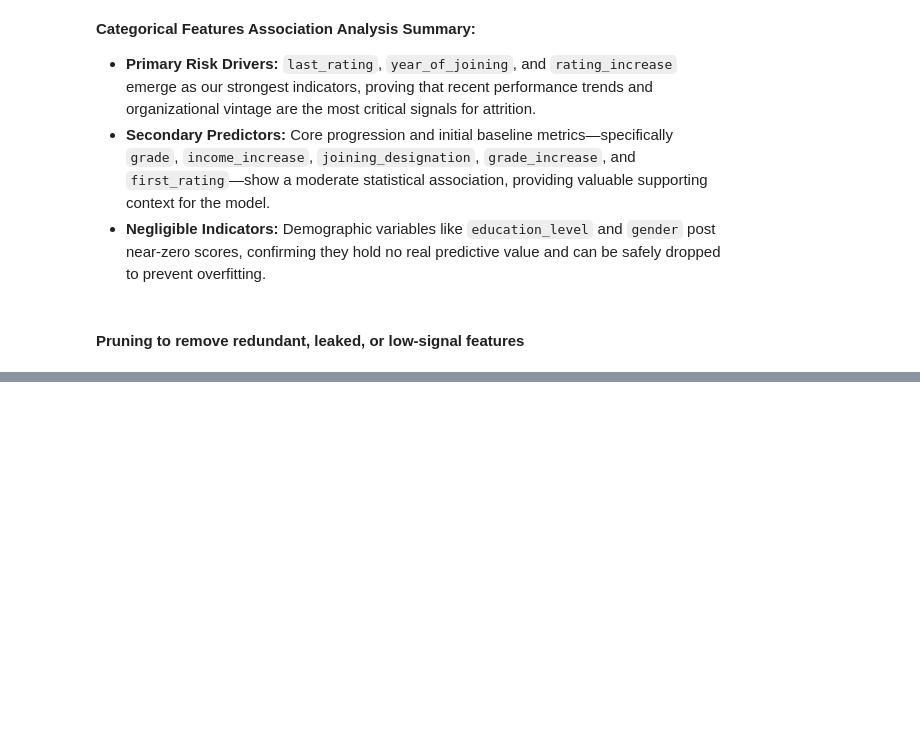
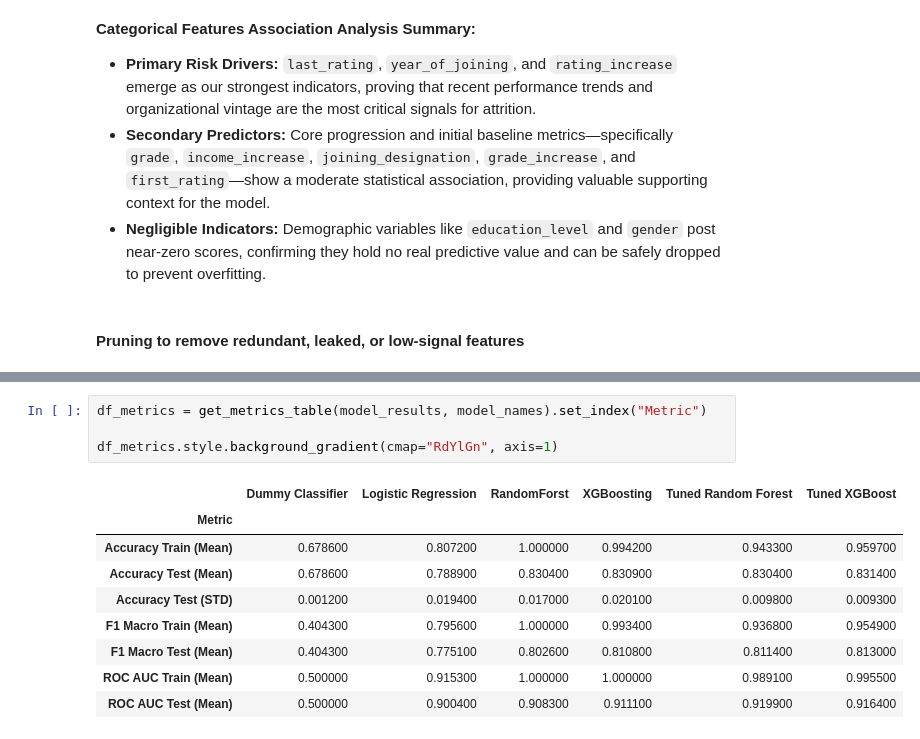
Before and after one commit to samrat-rm/Brain-Cache, a Jupyter notebook: Business_case_study/OLA_Drivers_Ensemble.ipynb, the cells around one changed output, grey strips where cells are left out. Drawn from its saved outputs; the diff is of its cells as text; blank space fills up the shorter version.

```diff
--- a/Business_case_study/OLA_Drivers_Ensemble.ipynb
+++ b/Business_case_study/OLA_Drivers_Ensemble.ipynb
@@ -823,0 +1161,14 @@ Start A1+A2 now. Write the loop yourself; paste plots + your observations and I'
+# %%
+df_metrics = get_metrics_table(model_results, model_names).set_index("Metric")
+
+df_metrics.style.background_gradient(cmap="RdYlGn", axis=1)
+# %% [output]
+|  | Dummy Classifier | Logistic Regression | RandomForst | XGBoosting | Tuned Random Forest | Tuned XGBoost |
+| Metric |  |  |  |  |  |  |
+| Accuracy Train (Mean) | 0.678600 | 0.807200 | 1.000000 | 0.994200 | 0.943300 | 0.959700 |
+| Accuracy Test (Mean) | 0.678600 | 0.788900 | 0.830400 | 0.830900 | 0.830400 | 0.831400 |
+| Accuracy Test (STD) | 0.001200 | 0.019400 | 0.017000 | 0.020100 | 0.009800 | 0.009300 |
+| F1 Macro Train (Mean) | 0.404300 | 0.795600 | 1.000000 | 0.993400 | 0.936800 | 0.954900 |
+| F1 Macro Test (Mean) | 0.404300 | 0.775100 | 0.802600 | 0.810800 | 0.811400 | 0.813000 |
+| ROC AUC Train (Mean) | 0.500000 | 0.915300 | 1.000000 | 1.000000 | 0.989100 | 0.995500 |
+| ROC AUC Test (Mean) | 0.500000 | 0.900400 | 0.908300 | 0.911100 | 0.919900 | 0.916400 |
```
Also changed, not shown: parts of 71 cells of this notebook.
